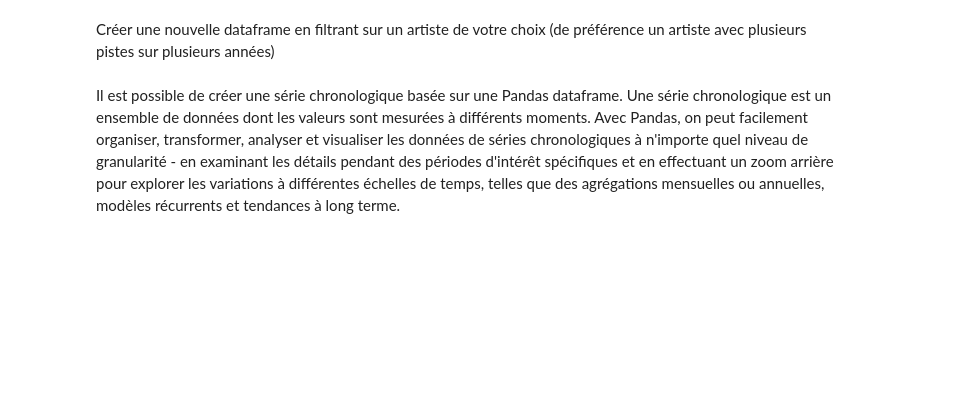
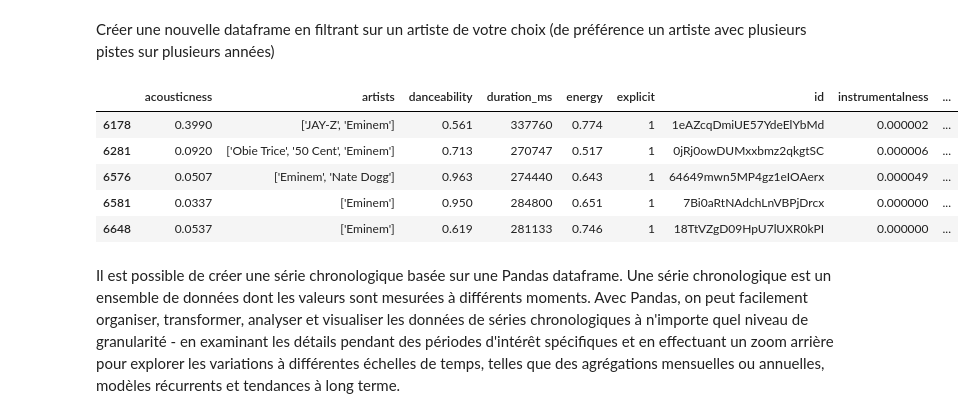
Before and after one commit to 11bender/IA_labs, a Jupyter notebook: Lab1_2_IA_DataViz.ipynb, the cells around one changed output. Drawn from its saved outputs; the diff is of its cells as text; code cells hidden in the pictures; blank space fills up the shorter version.

```diff
--- a/Lab1_2_IA_DataViz.ipynb
+++ b/Lab1_2_IA_DataViz.ipynb
@@ -100,5 +140,15 @@ import pandas as pd
 # %% [markdown]
 Créer une nouvelle dataframe en filtrant sur un artiste de votre choix (de préférence un artiste avec plusieurs pistes sur plusieurs années)
+# %%
+df_eminem = df[df["artists"].str.contains("Eminem")]
+df_eminem.head()
+# %% [output]
+|  | acousticness | artists | danceability | duration_ms | energy | explicit | id | instrumentalness | ... |
+| 6178 | 0.3990 | ['JAY-Z', 'Eminem'] | 0.561 | 337760 | 0.774 | 1 | 1eAZcqDmiUE57YdeElYbMd | 0.000002 | ... |
+| 6281 | 0.0920 | ['Obie Trice', '50 Cent', 'Eminem'] | 0.713 | 270747 | 0.517 | 1 | 0jRj0owDUMxxbmz2qkgtSC | 0.000006 | ... |
+| 6576 | 0.0507 | ['Eminem', 'Nate Dogg'] | 0.963 | 274440 | 0.643 | 1 | 64649mwn5MP4gz1eIOAerx | 0.000049 | ... |
+| 6581 | 0.0337 | ['Eminem'] | 0.950 | 284800 | 0.651 | 1 | 7Bi0aRtNAdchLnVBPjDrcx | 0.000000 | ... |
+| 6648 | 0.0537 | ['Eminem'] | 0.619 | 281133 | 0.746 | 1 | 18TtVZgD09HpU7lUXR0kPI | 0.000000 | ... |
 # %% [markdown]
 Il est possible de créer une série chronologique basée sur une Pandas dataframe. Une série chronologique est un ensemble de données dont les valeurs sont mesurées à différents moments. Avec Pandas, on peut facilement organiser, transformer, analyser et visualiser les données de séries chronologiques à n'importe quel niveau de granularité - en examinant les détails pendant des périodes d'intérêt spécifiques et en effectuant un zoom arrière pour explorer les variations à différentes échelles de temps, telles que des agrégations mensuelles ou annuelles, modèles récurrents et tendances à long terme.
 # %%
```
Also changed, not shown: parts of 26 cells of this notebook, 2 other files.
